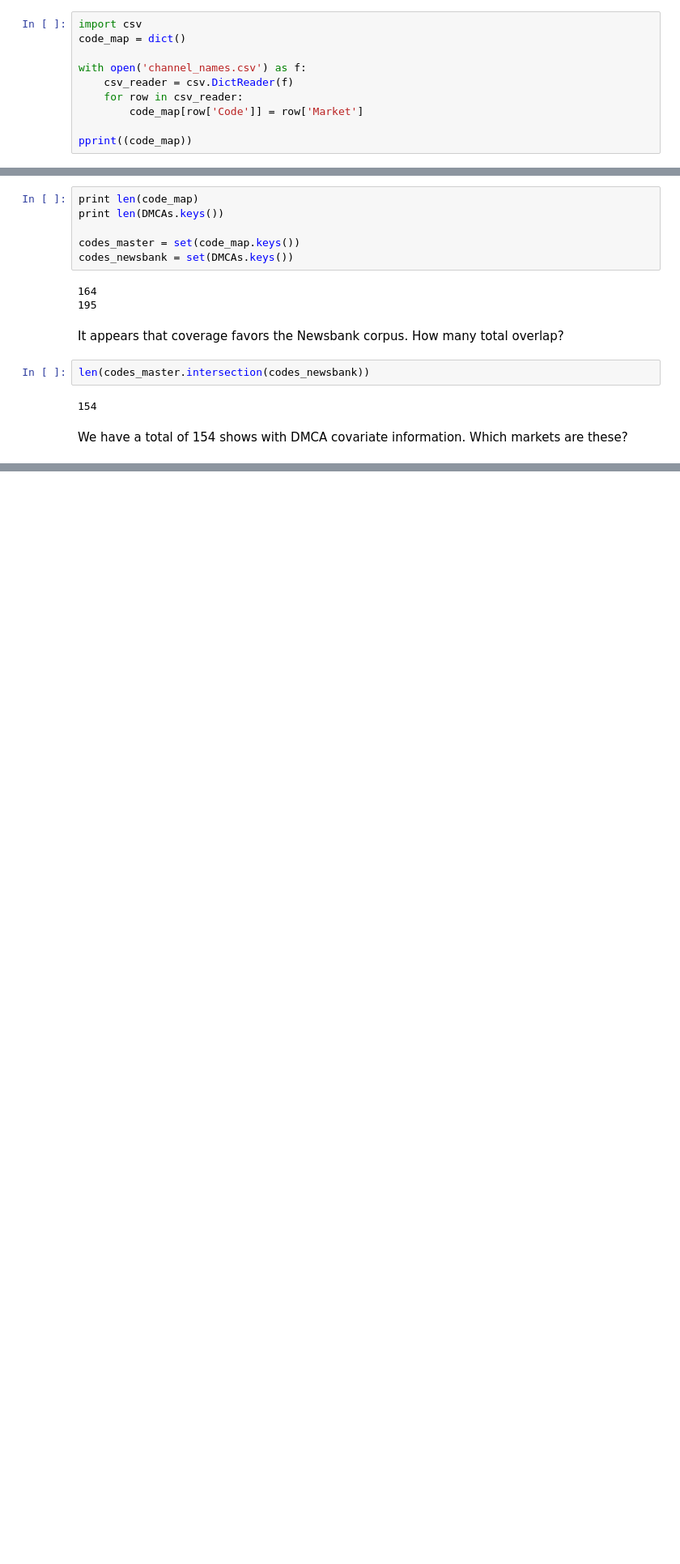
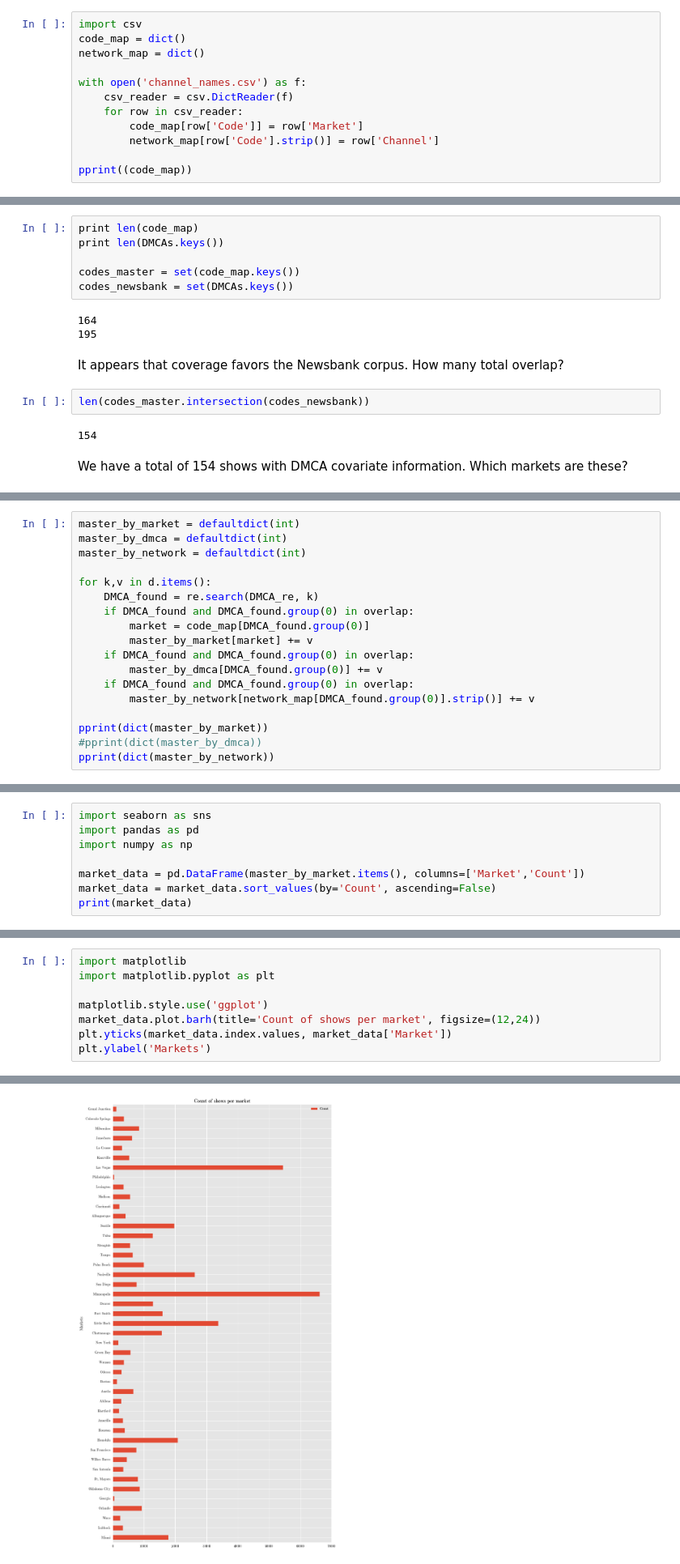
Before and after one commit to rjweiss/Newsbank, a Jupyter notebook: show_counts.ipynb, the cells around one changed output, grey strips where cells are left out. Shown at 81% size. Drawn from its saved outputs; the diff is of its cells as text; blank space fills up the shorter version.

Commit message:
Moved to new branch; added plots of shows by market.

```diff
--- a/show_counts.ipynb
+++ b/show_counts.ipynb
@@ -110,11 +110,13 @@ First, let's create the mapping of codes to markets.  There is a CSV with this i
 # %%
 import csv
 code_map = dict()
+network_map = dict()
 
 with open('channel_names.csv') as f:
     csv_reader = csv.DictReader(f)
     for row in csv_reader:
         code_map[row['Code']] = row['Market']
+        network_map[row['Code'].strip()] = row['Channel']
 
 pprint((code_map))
 # %% [output]
@@ -177,0 +184,18 @@ overlap = codes_master.intersection(codes_newsbank)
+# %%
+master_by_market = defaultdict(int)
+master_by_dmca = defaultdict(int)
+master_by_network = defaultdict(int)
+
+for k,v in d.items():
+    DMCA_found = re.search(DMCA_re, k)
+    if DMCA_found and DMCA_found.group(0) in overlap:
+        market = code_map[DMCA_found.group(0)]
+        master_by_market[market] += v
+    if DMCA_found and DMCA_found.group(0) in overlap:
+        master_by_dmca[DMCA_found.group(0)] += v
+    if DMCA_found and DMCA_found.group(0) in overlap:
+        master_by_network[network_map[DMCA_found.group(0)].strip()] += v
+
+pprint(dict(master_by_market))
+#pprint(dict(master_by_dmca))
+pprint(dict(master_by_network))
@@ -177,0 +220,8 @@ overlap = codes_master.intersection(codes_newsbank)
+# %%
+import seaborn as sns
+import pandas as pd
+import numpy as np
+
+market_data = pd.DataFrame(master_by_market.items(), columns=['Market','Count'])
+market_data = market_data.sort_values(by='Count', ascending=False)
+print(market_data)
@@ -177,0 +246,9 @@ overlap = codes_master.intersection(codes_newsbank)
+# %%
+import matplotlib
+import matplotlib.pyplot as plt
+
+matplotlib.style.use('ggplot')
+market_data.plot.barh(title='Count of shows per market', figsize=(12,24))
+plt.yticks(market_data.index.values, market_data['Market'])
+plt.ylabel('Markets')
+# %% [output]
@@ -177,0 +256 @@ overlap = codes_master.intersection(codes_newsbank)
+[figure, added]
```
Also changed, not shown: parts of 5 cells of this notebook.
